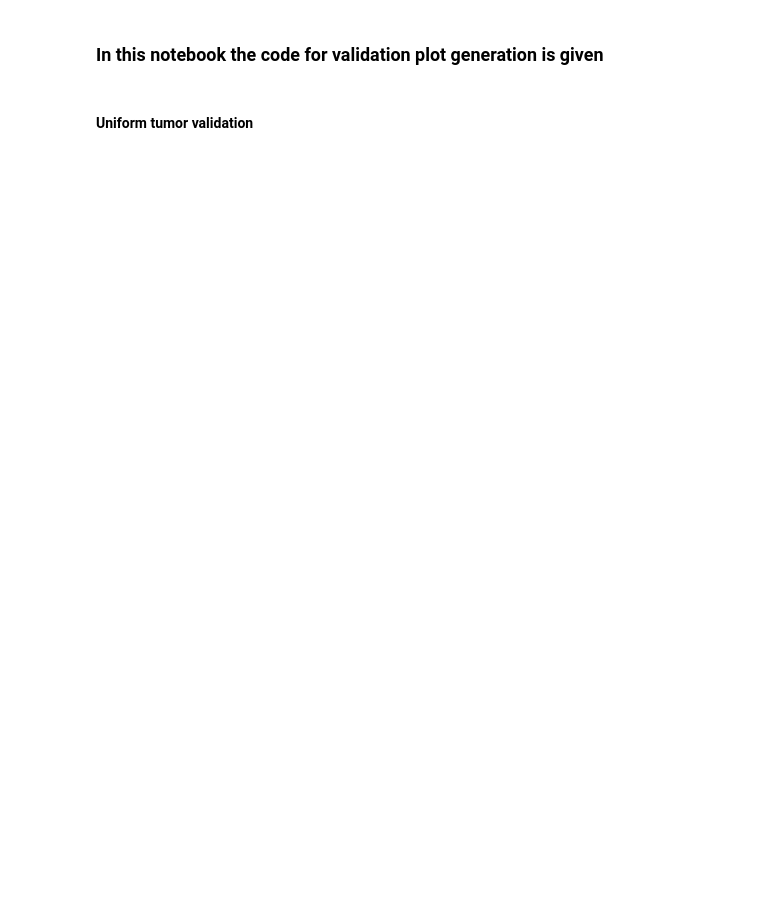
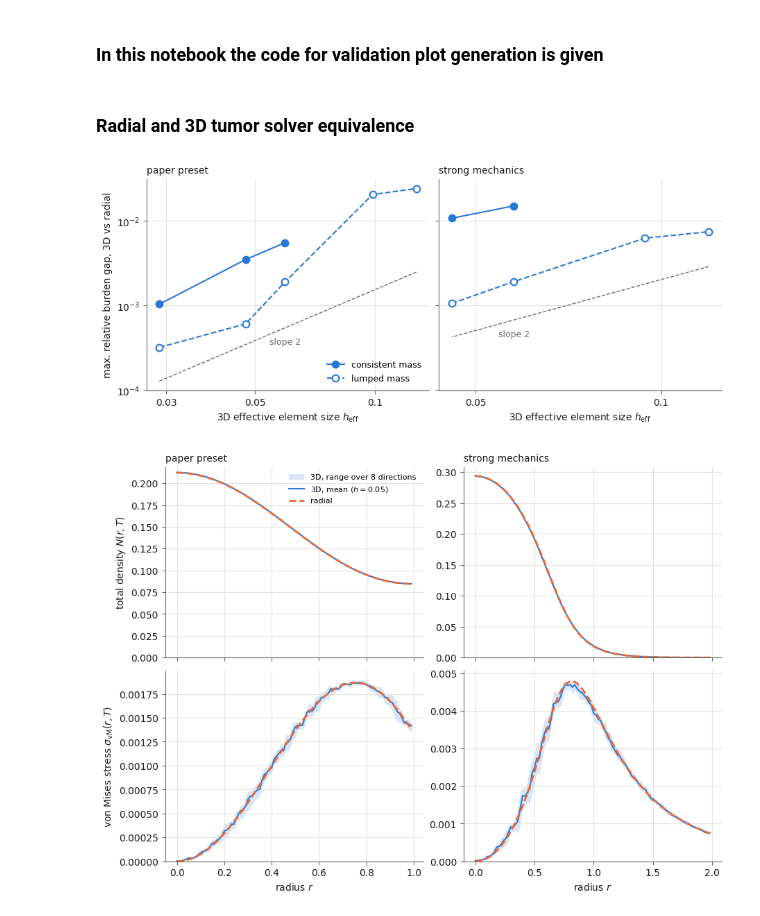
Before and after one commit to davidsnik/Tumor_Growth_Treatment_Optimization, a Jupyter notebook: validation/validation_plots.ipynb, the cells around one changed output. Cells and saved outputs as stored; diff of their text form; code cells hidden in the pictures; blank space fills up the shorter version.

```diff
--- a/validation/validation_plots.ipynb
+++ b/validation/validation_plots.ipynb
@@ -1,4 +1,2 @@
 # %% [markdown]
 ### In this notebook the code for validation plot generation is given
-# %% [markdown]
-#### Uniform tumor validation
@@ -14,0 +42,69 @@ FIGURE = ROOT / "outputs/paper/figures/uniform_tumor_convergence"
+# %% [markdown]
+### Radial and 3D tumor solver equivalence
+# %%
+EQUIVALENCE = ROOT / "outputs/validation/radial_3D_equivalence"
+CASES = {"paper": ("paper preset", 1.0), "strong_mechanics": ("strong mechanics", 2.0)}
+VARIANTS = {False: ("consistent mass", "-", "o", True), True: ("lumped mass", "--", "o", False)}
+COLOUR_3D, COLOUR_RADIAL = MODELS["validation_3D"][1], MODELS["validation_radial"][1]
+
+summary = pd.read_csv(EQUIVALENCE / "summary.csv")
+summary["h_eff"] = [
+    (4.0 / 3.0 * np.pi * CASES[case][1] ** 3 / n) ** (1.0 / 3.0)
+    for case, n in zip(summary["case"], summary["n_elements"])
+]
+
+fig, axes = plt.subplots(1, 2, figsize=(9.0, 3.8), layout="constrained", sharey=True)
+for ax, (case, (title, _)) in zip(axes, CASES.items()):
+    for lumping, (label, linestyle, marker, filled) in VARIANTS.items():
+        rows = summary[(summary["case"] == case) & (summary["lumping"] == lumping)].sort_values("h_eff")
+        ax.loglog(rows["h_eff"], rows["total_gap"], color=COLOUR_3D, linestyle=linestyle,
+                  marker=marker, markersize=7, linewidth=1.5, markeredgewidth=1.5,
+                  markerfacecolor=COLOUR_3D if filled else "white", label=label, zorder=3)
+    lumped = summary[(summary["case"] == case) & summary["lumping"]]
+    slope_guide(ax, lumped["h_eff"], lumped["total_gap"], 2, "slope 2", scale=0.4)
+    ticks = [t for t in (0.03, 0.05, 0.1) if lumped["h_eff"].min() <= t <= lumped["h_eff"].max()]
+    ax.set_xticks(ticks, [f"{t:g}" for t in ticks])
+    ax.set_xlabel(r"3D effective element size $h_\mathrm{eff}$", color=INK)
+    ax.set_title(title, color=INK, fontsize=10, loc="left")
+    style(ax)
+axes[0].set_ylabel("max. relative burden gap, 3D vs radial", color=INK)
+axes[0].legend(frameon=False, fontsize=9, loc="lower right")
+for suffix in (".pdf", ".png"):
+    fig.savefig(FIGURES / f"radial_3D_gap{suffix}", dpi=200)
+plt.show()
+
+PROFILE_VARIANT = "lumped"  # or "consistent"
+FIELDS = {"density": "total density $N(r, T)$", "stress": r"von Mises stress $\sigma_\mathrm{vM}(r, T)$"}
+
+fig, axes = plt.subplots(2, 2, figsize=(9.0, 6.4), layout="constrained", sharex="col")
+for column, (case, (title, _)) in enumerate(CASES.items()):
+    profiles = np.load(EQUIVALENCE / f"profiles_{case}.npz")
+    radii = profiles["radii"]
+    finest = min(
+        float(key.rsplit("_h", 1)[1]) for key in profiles.files
+        if key.startswith(f"density_3D_{PROFILE_VARIANT}_h")
+    )
+    for row, (field, field_label) in enumerate(FIELDS.items()):
+        ax = axes[row, column]
+        samples = profiles[f"{field}_3D_{PROFILE_VARIANT}_h{finest:g}"]
+        ax.fill_between(radii, np.nanmin(samples, axis=0), np.nanmax(samples, axis=0),
+                        color=COLOUR_3D, alpha=0.18, linewidth=0, label="3D, range over 8 directions")
+        ax.plot(radii, np.nanmean(samples, axis=0), color=COLOUR_3D, linewidth=1.5,
+                label=f"3D, mean ($h = {finest:g}$)")
+        ax.plot(radii, profiles[f"{field}_1D"], color=COLOUR_RADIAL, linewidth=2.0,
+                linestyle="--", label="radial")
+        if row == 0:
+            ax.set_title(title, color=INK, fontsize=10, loc="left")
+        if column == 0:
+            ax.set_ylabel(field_label, color=INK)
+        if row == 1:
+            ax.set_xlabel("radius $r$", color=INK)
+        ax.set_ylim(bottom=0.0)
+        style(ax)
+axes[0, 0].legend(frameon=False, fontsize=8, loc="upper right")
+for suffix in (".pdf", ".png"):
+    fig.savefig(FIGURES / f"radial_3D_profiles{suffix}", dpi=200)
+plt.show()
+# %% [output]
+[figure, added]
+[figure, added]
```
Also changed, not shown: parts of 9 cells of this notebook, 11 other files.
